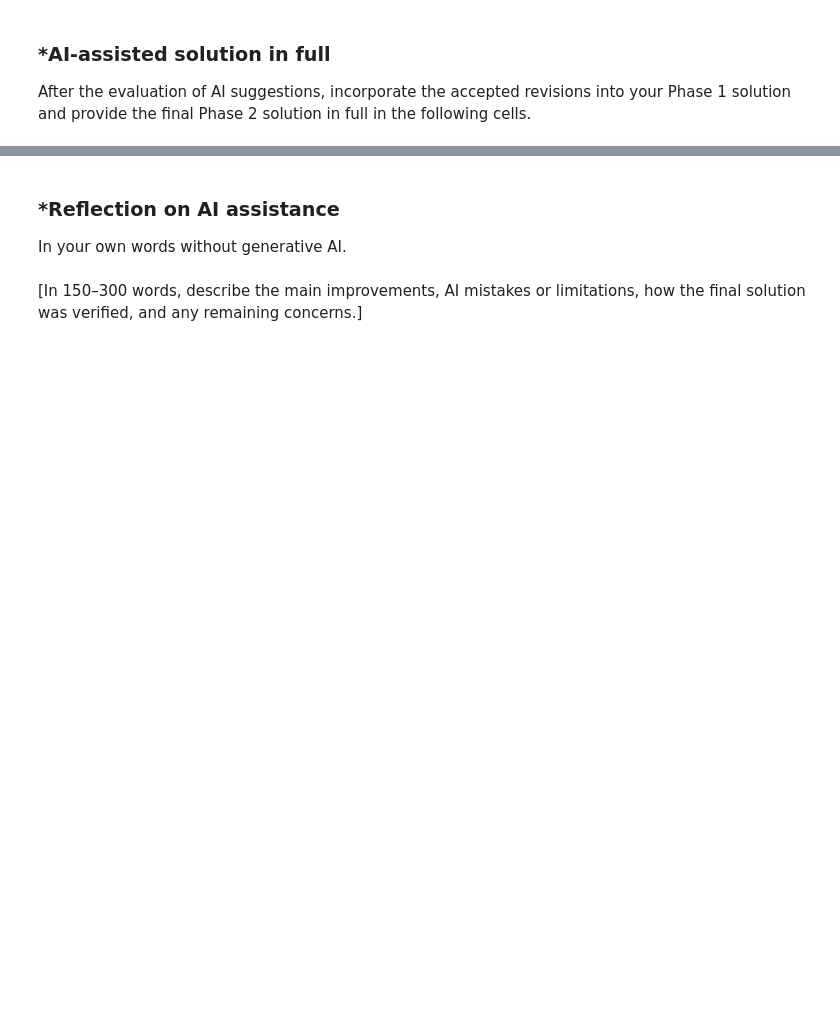
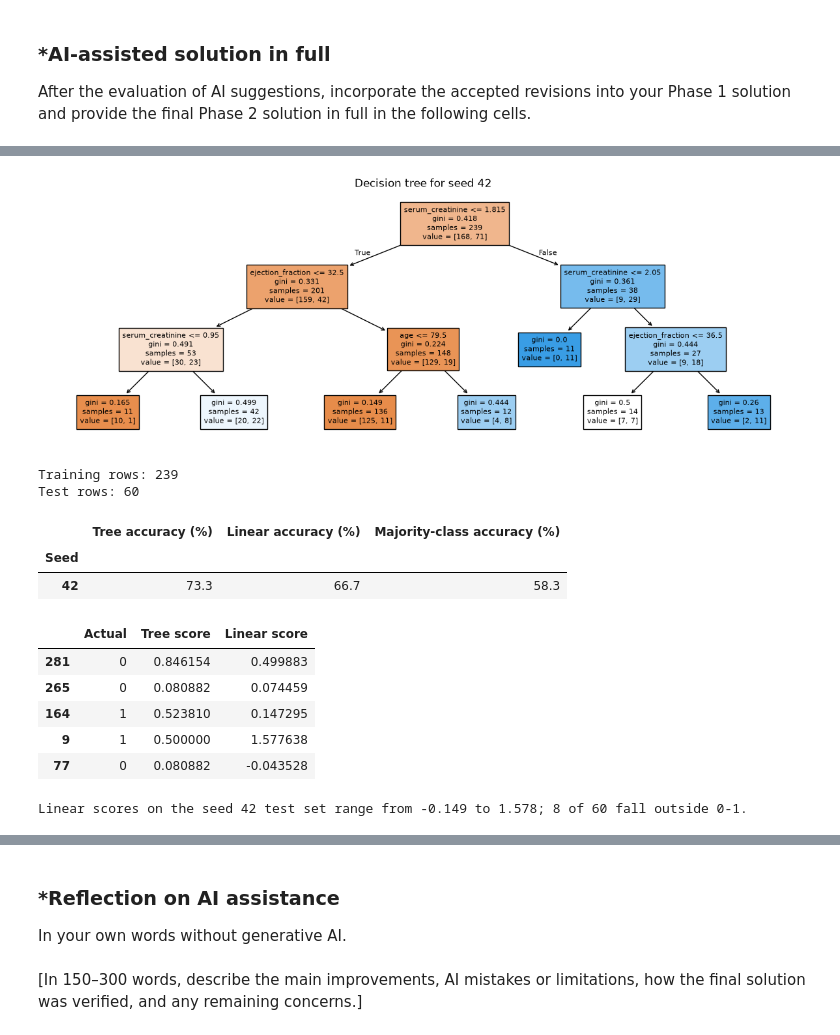
Before and after one commit to tqd3pz/L03-tree-stability, a Jupyter notebook: notebook.ipynb, the cells around one changed output, grey strips where cells are left out. Saved outputs shown, nothing was run; the diff lists cells and outputs as text; code cells hidden in the pictures; blank space fills up the shorter version.

```diff
--- a/notebook.ipynb
+++ b/notebook.ipynb
@@ -329,0 +437,80 @@ After the evaluation of AI suggestions, incorporate the accepted revisions into
+# %%
+# Q2 (Phase 2)
+
+baseline_seed = 42
+X_train, X_q2_test, y_train, y_q2_test = train_test_split(
+    X, y, test_size=0.20, random_state=baseline_seed
+)
+
+test_predictions = {}
+accuracy_by_seed = {}
+coefficients = {}
+train_overlap = {}
+tree_scores = pd.DataFrame(index=X_q2_test.index)
+linear_scores = pd.DataFrame(index=X_q2_test.index)
+
+def fit_and_save(seed, X_train, X_test, y_train, y_test):
+    tree = DecisionTreeClassifier(max_depth=3, random_state=42)
+    tree.fit(X_train, y_train)
+
+    linear = LinearRegression()
+    linear.fit(X_train, y_train)
+
+    tree_test = tree.predict_proba(X_test)[:, 1]
+    # Change 8: linear scores are not bounded by 0 and 1, so classes use a 0.5 cutoff.
+    linear_test = linear.predict(X_test)
+    linear_classes = (linear_test >= 0.5).astype(int)
+
+    test_predictions[seed] = pd.DataFrame({
+        "Actual": y_test,
+        "Tree score": tree_test,
+        "Linear score": linear_test
+    }, index=X_test.index)
+
+    # Change 3: compare against always predicting the most common training outcome.
+    majority_class = y_train.mode()[0]
+    accuracy_by_seed[seed] = {
+        "Tree accuracy (%)": 100 * accuracy_score(y_test, tree.predict(X_test)),
+        "Linear accuracy (%)": 100 * accuracy_score(y_test, linear_classes),
+        "Majority-class accuracy (%)": 100 * (y_test == majority_class).mean()
+    }
+
+    coef = pd.Series(linear.coef_, index=X.columns)
+    coef.loc["Intercept"] = linear.intercept_
+    coefficients[seed] = coef
+
+    # Change 4: count the seed 42 test patients that this split used for training.
+    train_overlap[seed] = X_train.index.isin(X_q2_test.index).sum()
+
+    # Score the seed 42 test patients for the Q4 comparison.
+    tree_scores[seed] = tree.predict_proba(X_q2_test)[:, 1]
+    linear_scores[seed] = linear.predict(X_q2_test)
+
+    plt.figure(figsize=(15, 5))
+    plot_tree(tree, feature_names=X.columns.tolist(), filled=True, fontsize=8)
+    plt.title(f"Decision tree for seed {seed}")
+    plt.show()
+
+fit_and_save(baseline_seed, X_train, X_q2_test, y_train, y_q2_test)
+print("Training rows:", len(X_train))
+print("Test rows:", len(X_q2_test))
+display(pd.DataFrame(accuracy_by_seed).T.rename_axis("Seed").round(1))
+display(test_predictions[baseline_seed].head())
+
+linear_q2 = test_predictions[baseline_seed]["Linear score"]
+print(f"Linear scores on the seed 42 test set range from {linear_q2.min():.3f} to {linear_q2.max():.3f};",
+      ((linear_q2 < 0) | (linear_q2 > 1)).sum(), "of", len(linear_q2), "fall outside 0-1.")
+# %% [output]
+[figure, added]
+Training rows: 239
+Test rows: 60
+|  | Tree accuracy (%) | Linear accuracy (%) | Majority-class accuracy (%) |
+| Seed |  |  |  |
+| 42 | 73.3 | 66.7 | 58.3 |
+|  | Actual | Tree score | Linear score |
+| 281 | 0 | 0.846154 | 0.499883 |
+| 265 | 0 | 0.080882 | 0.074459 |
+| 164 | 1 | 0.523810 | 0.147295 |
+| 9 | 1 | 0.500000 | 1.577638 |
+| 77 | 0 | 0.080882 | -0.043528 |
+Linear scores on the seed 42 test set range from -0.149 to 1.578; 8 of 60 fall outside 0-1.
```
Also changed, not shown: parts of 19 cells of this notebook.
